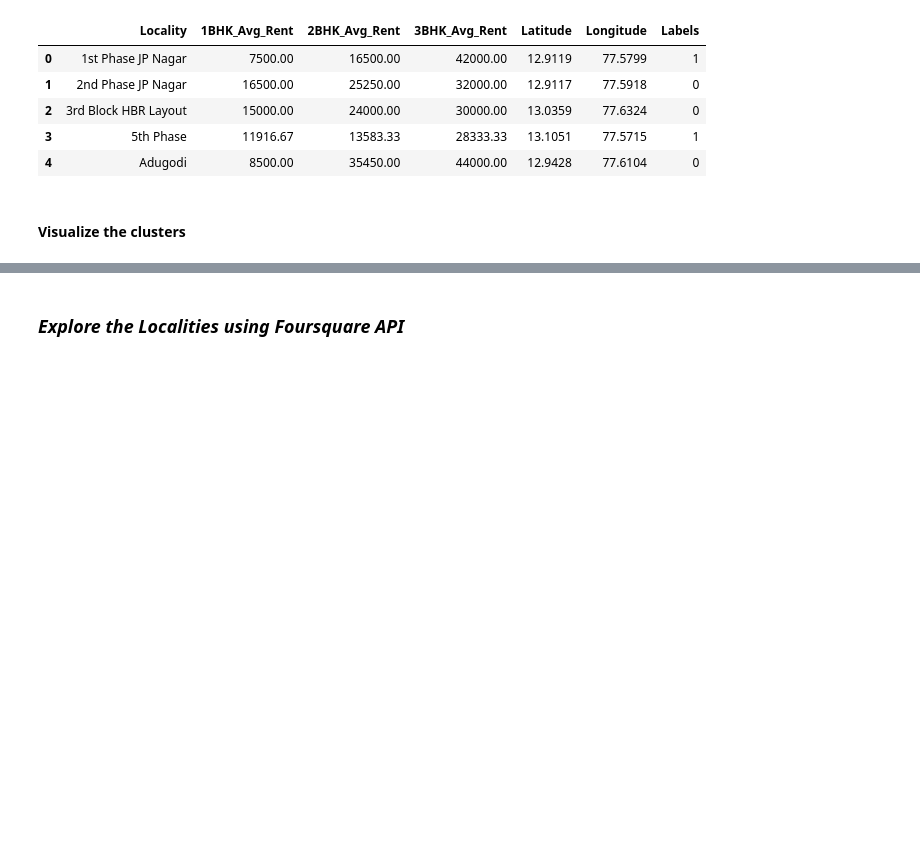
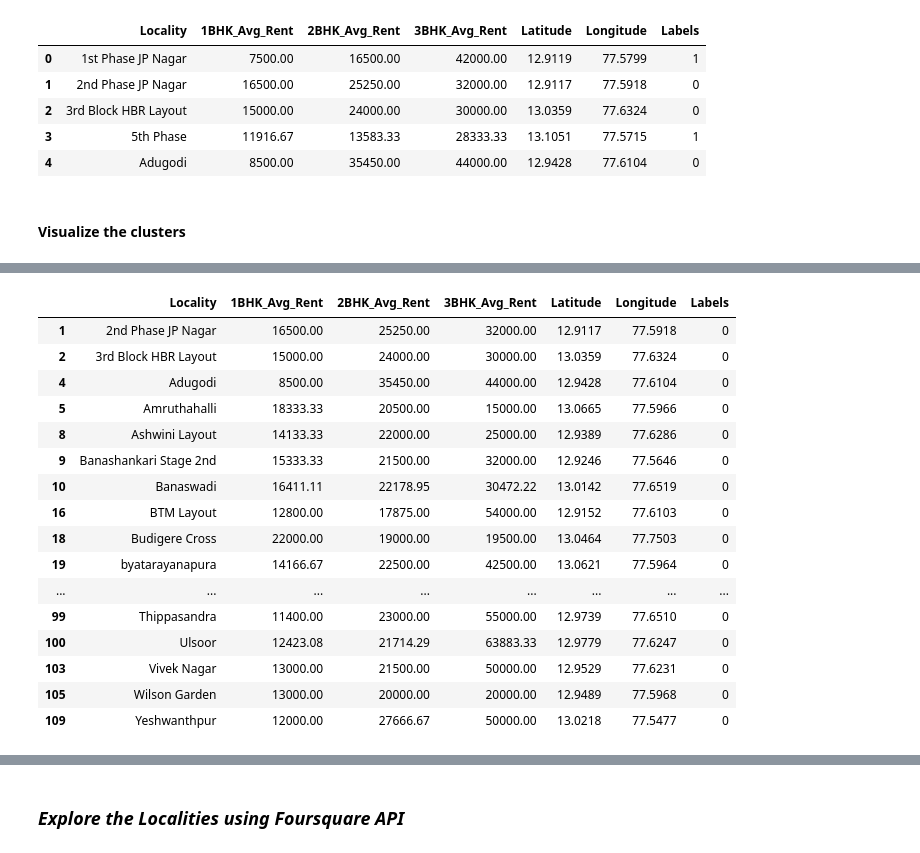
Before and after one commit to satchi7/Coursera_Capstone, a Jupyter notebook: The Battle of Neighborhoods - Code.ipynb, the cells around one changed output, grey strips where cells are left out. Saved outputs shown, nothing was run; the diff lists cells and outputs as text; code cells hidden in the pictures; blank space fills up the shorter version.

```diff
--- a/The Battle of Neighborhoods - Code.ipynb
+++ b/The Battle of Neighborhoods - Code.ipynb
@@ -410,3 +410,24 @@ for lat, lon, poi, cluster in zip(df_data['Latitude'], df_data['Longitude'], df_
 map_rent_clusters
 # %% [output]
 [interactive output not drawn]
+# %%
+# Cluster 1
+df_data.loc[df_data['Labels'] == 0, df_data.columns[list(range(0, df_data.shape[1]))]]
+# %% [output]
+|  | Locality | 1BHK_Avg_Rent | 2BHK_Avg_Rent | 3BHK_Avg_Rent | Latitude | Longitude | Labels |
+| 1 | 2nd Phase JP Nagar | 16500.00 | 25250.00 | 32000.00 | 12.9117 | 77.5918 | 0 |
+| 2 | 3rd Block HBR Layout | 15000.00 | 24000.00 | 30000.00 | 13.0359 | 77.6324 | 0 |
+| 4 | Adugodi | 8500.00 | 35450.00 | 44000.00 | 12.9428 | 77.6104 | 0 |
+| 5 | Amruthahalli | 18333.33 | 20500.00 | 15000.00 | 13.0665 | 77.5966 | 0 |
+| 8 | Ashwini Layout | 14133.33 | 22000.00 | 25000.00 | 12.9389 | 77.6286 | 0 |
+| 9 | Banashankari Stage 2nd | 15333.33 | 21500.00 | 32000.00 | 12.9246 | 77.5646 | 0 |
+| 10 | Banaswadi | 16411.11 | 22178.95 | 30472.22 | 13.0142 | 77.6519 | 0 |
+| 16 | BTM Layout | 12800.00 | 17875.00 | 54000.00 | 12.9152 | 77.6103 | 0 |
+| 18 | Budigere Cross | 22000.00 | 19000.00 | 19500.00 | 13.0464 | 77.7503 | 0 |
+| 19 | byatarayanapura | 14166.67 | 22500.00 | 42500.00 | 13.0621 | 77.5964 | 0 |
+| ... | ... | ... | ... | ... | ... | ... | ... |
+| 99 | Thippasandra | 11400.00 | 23000.00 | 55000.00 | 12.9739 | 77.6510 | 0 |
+| 100 | Ulsoor | 12423.08 | 21714.29 | 63883.33 | 12.9779 | 77.6247 | 0 |
+| 103 | Vivek Nagar | 13000.00 | 21500.00 | 50000.00 | 12.9529 | 77.6231 | 0 |
+| 105 | Wilson Garden | 13000.00 | 20000.00 | 20000.00 | 12.9489 | 77.5968 | 0 |
+| 109 | Yeshwanthpur | 12000.00 | 27666.67 | 50000.00 | 13.0218 | 77.5477 | 0 |
```
Also changed, not shown: parts of 4 cells of this notebook.
